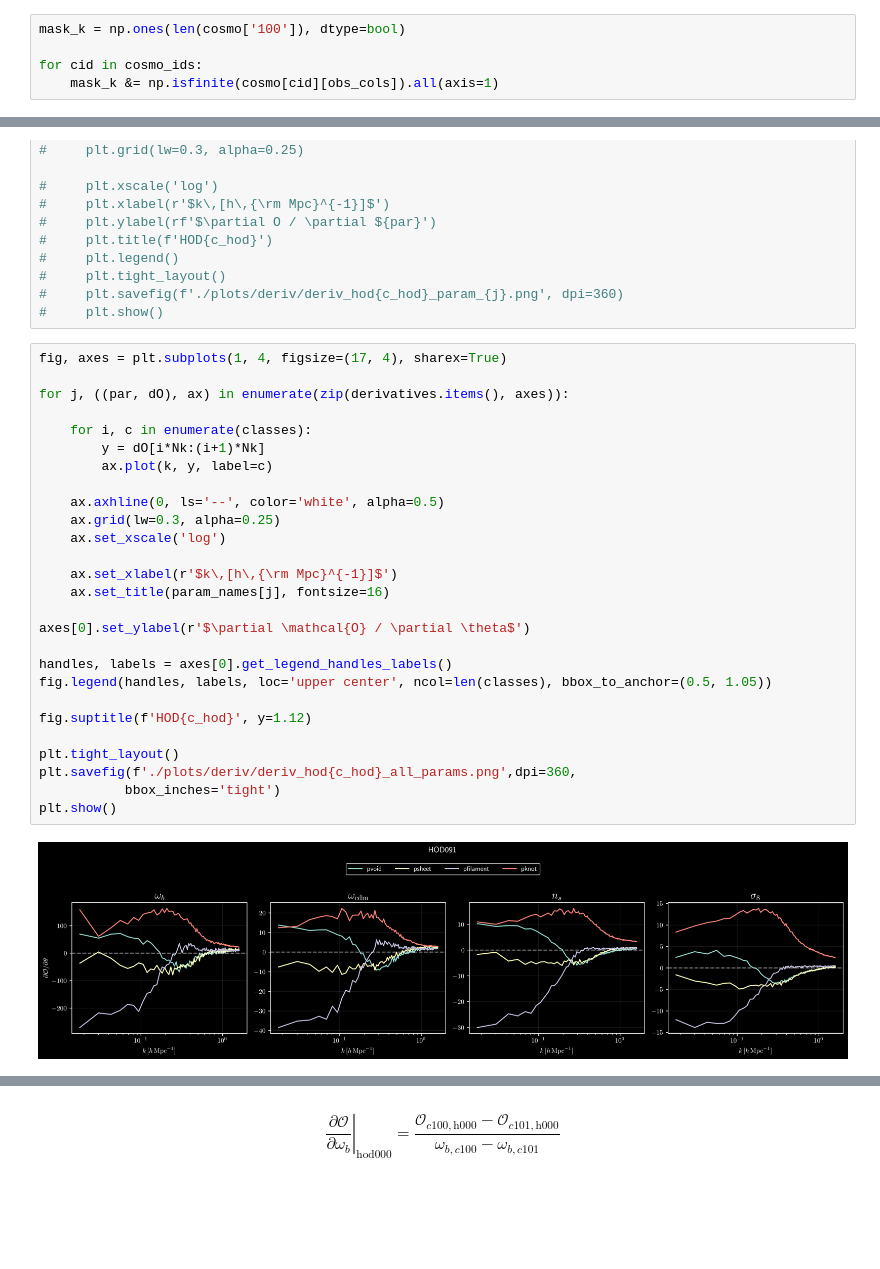
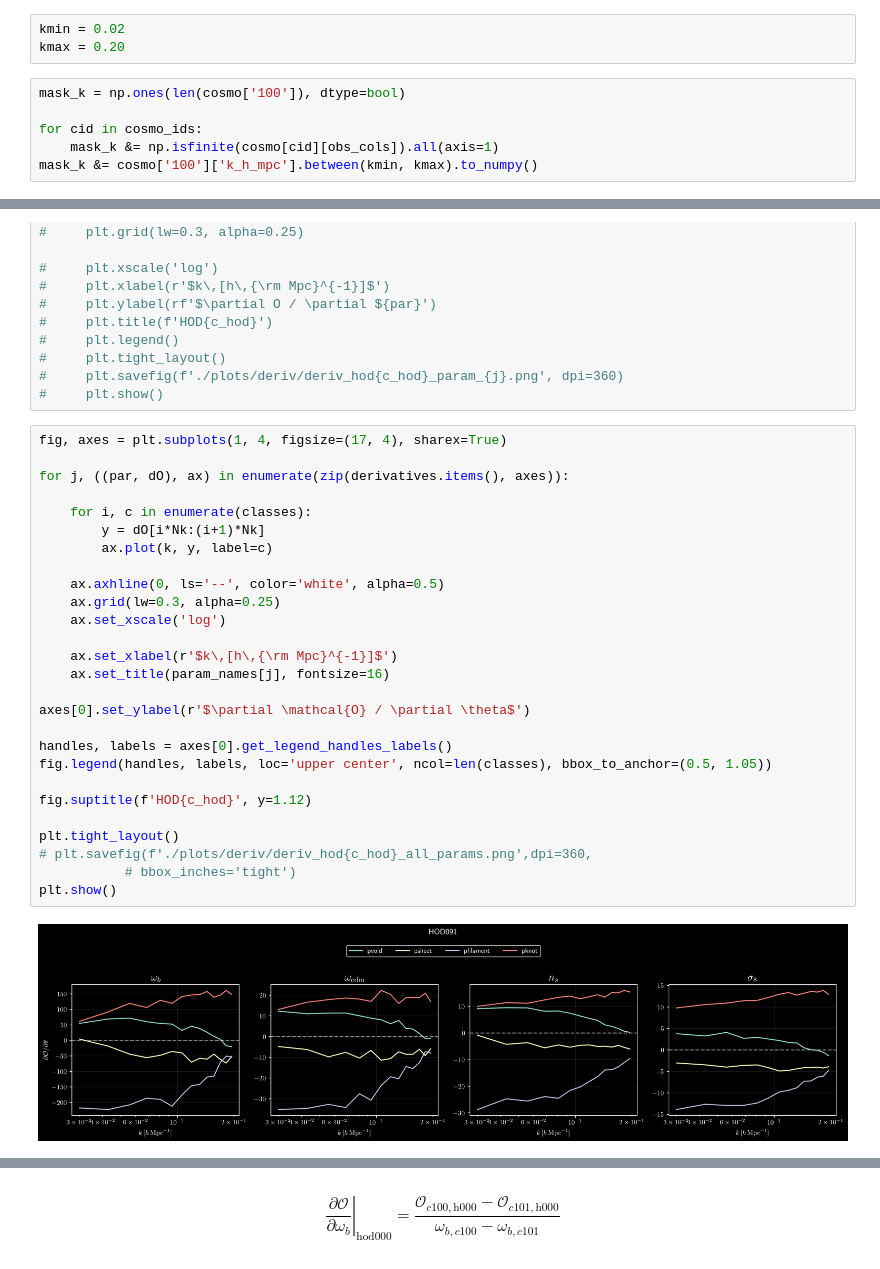
Before and after one commit to ValeriaTorresG/fisher-analysis, a Jupyter notebook: initial_fisher.ipynb, the cells around one changed output, grey strips where cells are left out. Drawn from its saved outputs; the diff is of its cells as text; blank space fills up the shorter version.

```diff
--- a/initial_fisher.ipynb
+++ b/initial_fisher.ipynb
@@ -97,11 +92,15 @@ array([[nan, nan, nan, ..., nan, nan, nan],
 Take out the ones with nan values
 
 and might be better to get something like ``pvoid(k0...kN), psheet(k0...kN), pfilament(k0...kN), pknot(k0...kN)``
+# %%
+kmin = 0.02
+kmax = 0.20
 # %%
 mask_k = np.ones(len(cosmo['100']), dtype=bool)
 
 for cid in cosmo_ids:
     mask_k &= np.isfinite(cosmo[cid][obs_cols]).all(axis=1)
+mask_k &= cosmo['100']['k_h_mpc'].between(kmin, kmax).to_numpy()
 # %%
 O = {cid: cosmo[cid].loc[mask_k, obs_cols].to_numpy().T.ravel()
     for cid in cosmo_ids}
@@ -233,29 +220,29 @@ derivatives = {param_names[0]: dO_dwb,
 # %%
 fig, axes = plt.subplots(1, 4, figsize=(17, 4), sharex=True)
 
 for j, ((par, dO), ax) in enumerate(zip(derivatives.items(), axes)):
 
     for i, c in enumerate(classes):
         y = dO[i*Nk:(i+1)*Nk]
         ax.plot(k, y, label=c)
 
     ax.axhline(0, ls='--', color='white', alpha=0.5)
     ax.grid(lw=0.3, alpha=0.25)
     ax.set_xscale('log')
 
     ax.set_xlabel(r'$k\,[h\,{\rm Mpc}^{-1}]$')
     ax.set_title(param_names[j], fontsize=16)
 
 axes[0].set_ylabel(r'$\partial \mathcal{O} / \partial \theta$')
 
 handles, labels = axes[0].get_legend_handles_labels()
 fig.legend(handles, labels, loc='upper center', ncol=len(classes), bbox_to_anchor=(0.5, 1.05))
 
 fig.suptitle(f'HOD{c_hod}', y=1.12)
 
 plt.tight_layout()
-plt.savefig(f'./plots/deriv/deriv_hod{c_hod}_all_params.png',dpi=360,
-           bbox_inches='tight')
+# plt.savefig(f'./plots/deriv/deriv_hod{c_hod}_all_params.png',dpi=360,
+           # bbox_inches='tight')
 plt.show()
 # %% [output]
-[figure, old version]
+[figure, new version]
```
Also changed, not shown: parts of 36 cells of this notebook, 1 other file.
